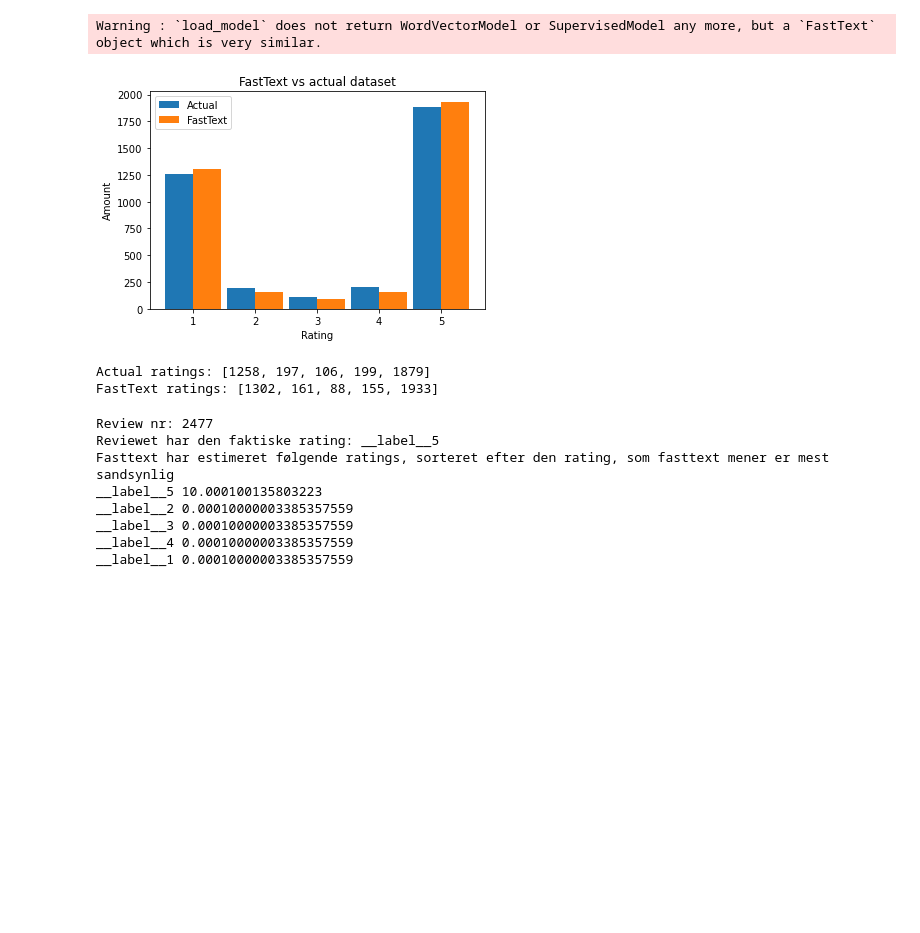
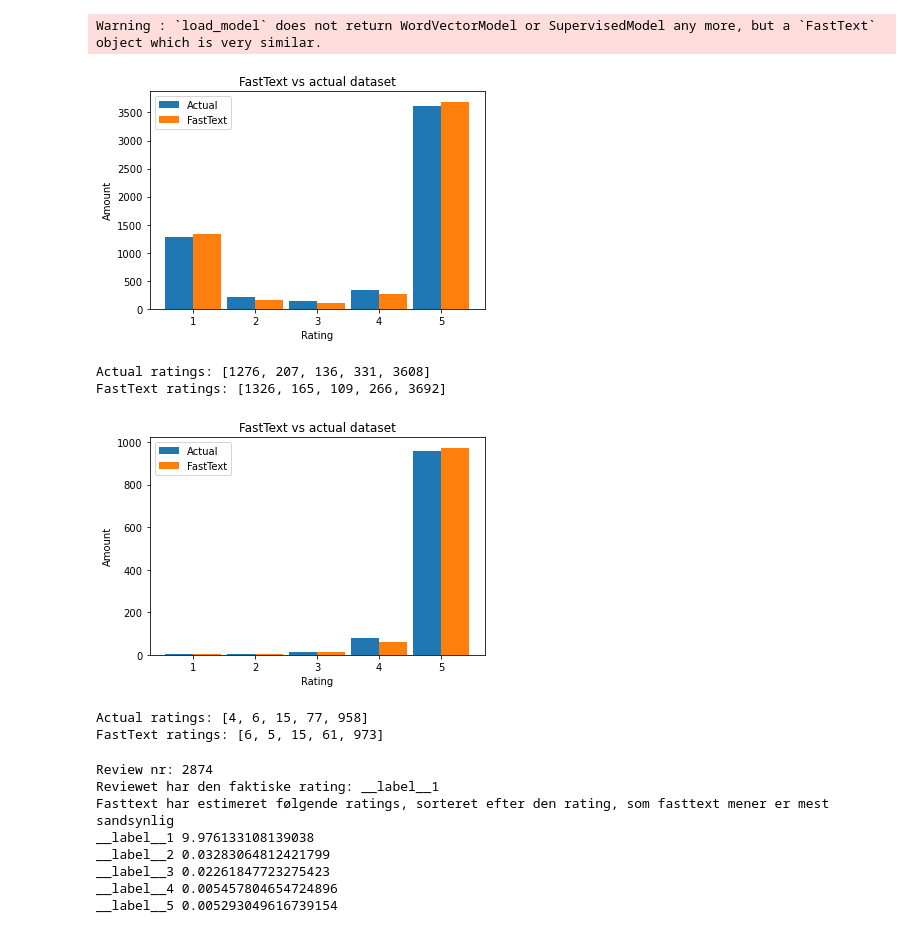
Before and after one commit to Kofoedsan/Python-TrustpilotPredict, a Jupyter notebook: 04_predict_rating.ipynb, the cells around one changed output. Cells and saved outputs as stored; diff of their text form; code cells hidden in the pictures; blank space fills up the shorter version.

```diff
--- a/04_predict_rating.ipynb
+++ b/04_predict_rating.ipynb
@@ -66,12 +66,16 @@ def createGraph(filename):
 
     print('Actual ratings:', actualList)
     print('FastText ratings:', fasttextList)
-# %%
-createGraph('sklearn')
-# %% [output]
-[figure, removed]
-Actual ratings: [1258, 197, 106, 199, 1879]
-FastText ratings: [1302, 161, 88, 155, 1933]
+# %%
+createGraph('combined_csv')
+createGraph('tapeconnection')
+# %% [output]
+[figure, added]
+Actual ratings: [1276, 207, 136, 331, 3608]
+FastText ratings: [1326, 165, 109, 266, 3692]
+[figure, added]
+Actual ratings: [4, 6, 15, 77, 958]
+FastText ratings: [6, 5, 15, 61, 973]
 # %%
 def randomReview(filename):
     df = pd.read_csv('./data/' + filename + '.csv')
@@ -90,13 +94,13 @@ def randomReview(filename):
         print(str(k)+' ' + str(v*10))
 
 
-randomReview('sklearn')
+randomReview('combined_csv')
 # %% [output]
-Review nr: 2477
-Reviewet har den faktiske rating: __label__5
+Review nr: 2874
+Reviewet har den faktiske rating: __label__1
 Fasttext har estimeret følgende ratings, sorteret efter den rating, som fasttext mener er mest sandsynlig
-__label__5 10.000100135803223
-__label__2 0.00010000003385357559
-__label__3 0.00010000003385357559
-__label__4 0.00010000003385357559
-__label__1 0.00010000003385357559
+__label__1 9.976133108139038
+__label__2 0.03283064812421799
+__label__3 0.02261847723275423
+__label__4 0.005457804654724896
+__label__5 0.005293049616739154
```
Also changed, not shown: 19 other files.
